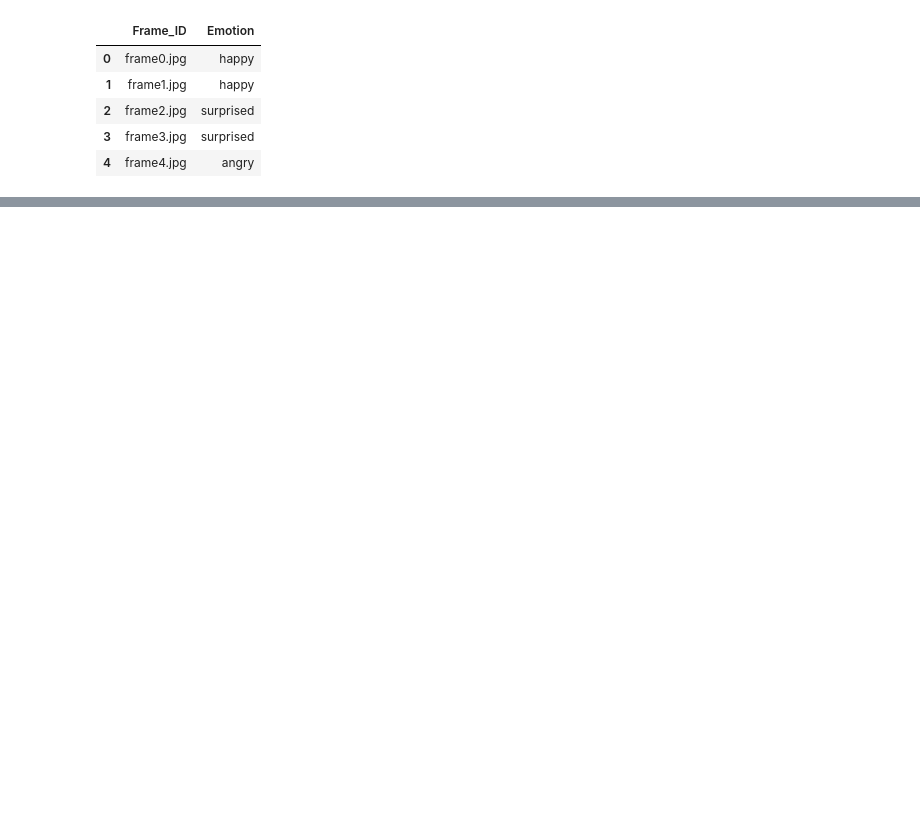
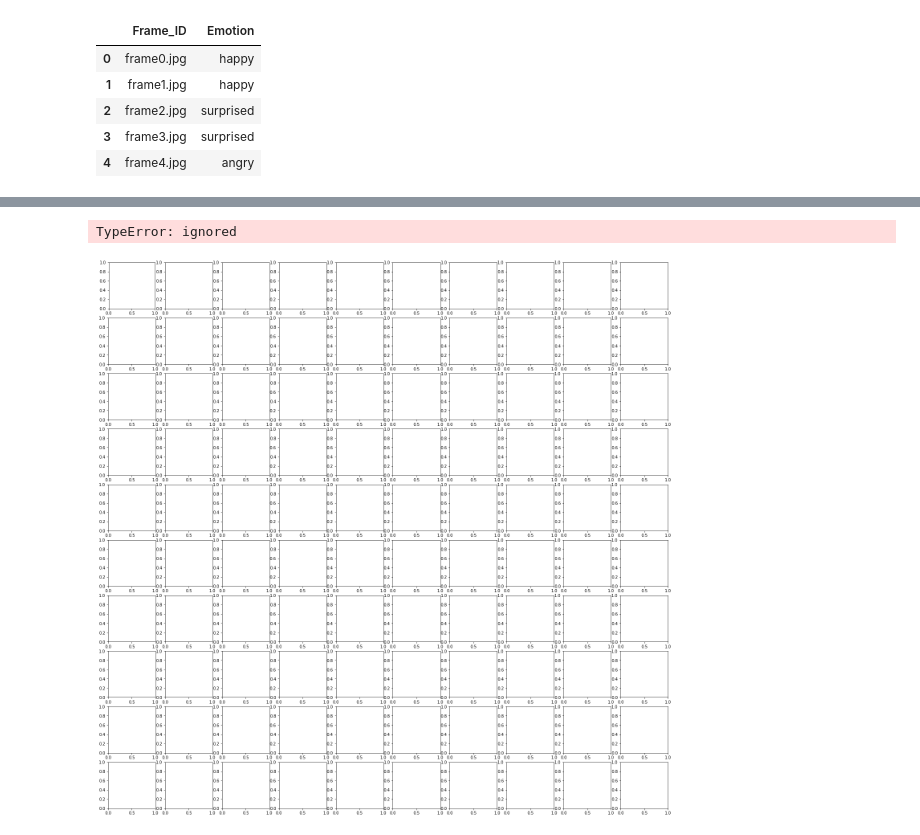
Before and after one commit to VaishnaviNandakumar/emotion-classifier, a Jupyter notebook: Emotion_Classifier_2_.ipynb, the cells around one changed output, grey strips where cells are left out. Cells and saved outputs as stored; diff of their text form; code cells hidden in the pictures; blank space fills up the shorter version.

```diff
--- a/Emotion_Classifier_2_.ipynb
+++ b/Emotion_Classifier_2_.ipynb
@@ -99,7 +126,7 @@ def augment_flips_color(p=.5):
     return Compose([
         CLAHE(),
         RandomRotate90(),
-        Transpose(),
+
         ShiftScaleRotate(shift_limit=0.0625, scale_limit=0.50, rotate_limit=45, p=.75),
         Blur(blur_limit=3),
         OpticalDistortion(),
@@ -114,14 +141,36 @@ def augment_and_show(aug, image):
 # %%
 train_aug_new = []
 aug_final = []
+
 for i in range( 0,  298):
   image = train_aug[i]
   aug = augment_flips_color(p=1)
   x = augment_and_show(aug, image)
+  #plt.imshow(x)
   imagetensor = transformation(x)
+  imagetensor = np.transpose(imagetensor,(1,2,0))
+  #plt.imshow(im_convert(imagetensor))
   imagenumpy = imagetensor.numpy()
-  imagenew = imagenumpy/255
+  imagenew = imagenumpy
   train_aug_new.append(imagenew)
 
+
 aug_final = np.array(train_aug_new)
+# %%
+L_grid = 10
+W_grid = 10
+
+fig, axes = plt.subplots(L_grid, W_grid, figsize=(25,25))
+axes = axes.ravel()
+n_training = len(train_x)
+
+for i in np.arange(0, L_grid * W_grid):
+    index = np.random.randint(0, n_training)
+    axes[i].imshow(aug_final[index])
+
+    axes[i].axis('off')
+plt.subplots_adjust(hspace = 0.4)
+# %% [output]
+TypeError: ignored
+[figure, added]
 # %%
```
Also changed, not shown: parts of 18 cells of this notebook.
